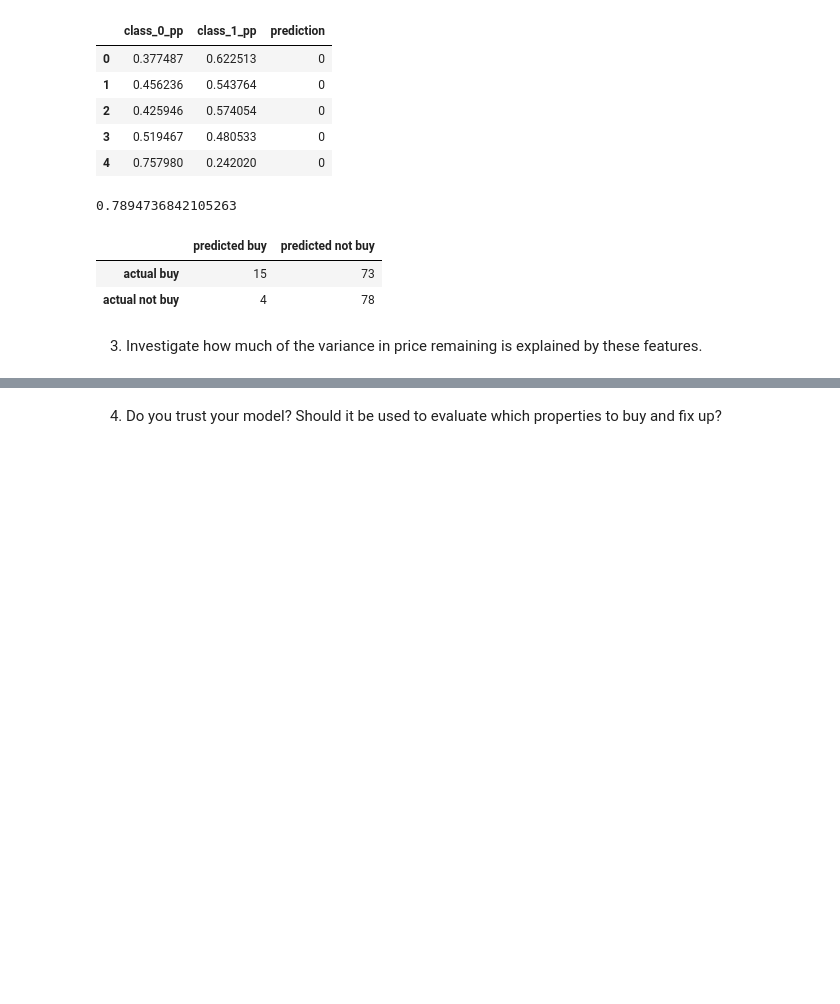
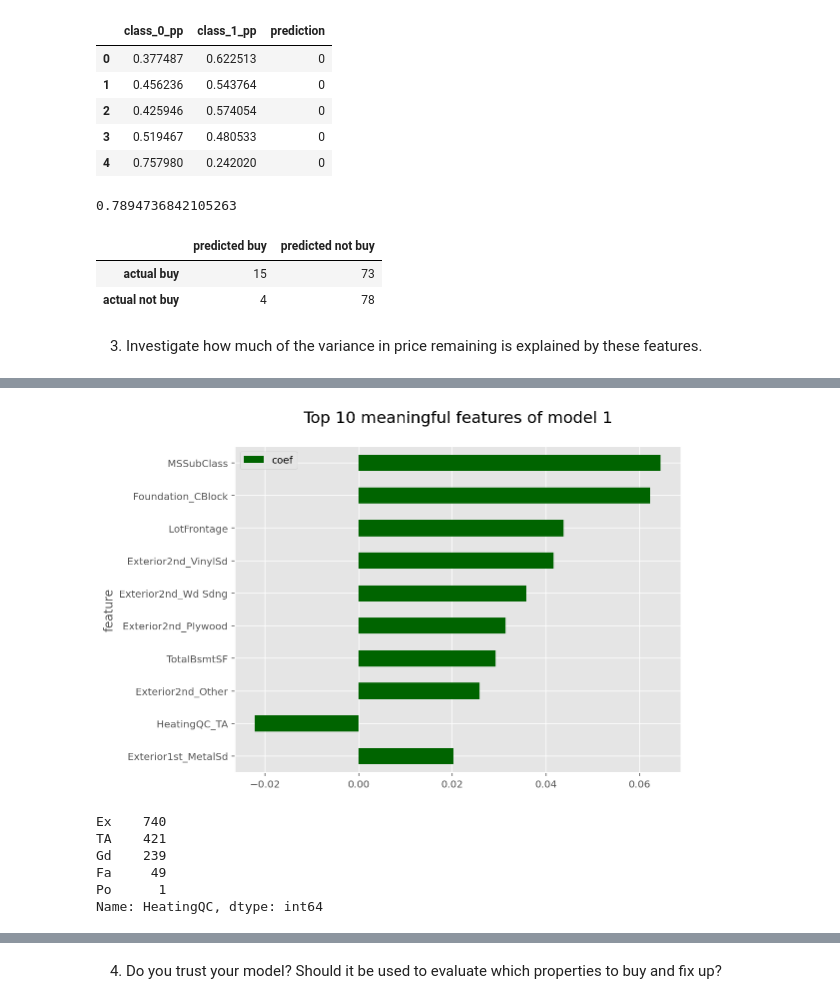
Before and after one commit to androi7/ds-mini-projects, a Jupyter notebook: House-Prices/House_Prices.ipynb, the cells around one changed output, grey strips where cells are left out. Cells and saved outputs as stored; diff of their text form; code cells hidden in the pictures; blank space fills up the shorter version.

```diff
--- a/House-Prices/House_Prices.ipynb
+++ b/House-Prices/House_Prices.ipynb
@@ -1795,0 +1836,18 @@ confusion
+# %%
+pd.DataFrame(list(zip(X_train.columns, model_ridge_cv.coef_)),
+             columns=['feature', 'coef'])\
+    .sort_values(by='coef', key=abs).tail(10) \
+    .plot(kind='barh', x='feature', y='coef', figsize=(8, 6), color='darkgreen')
+plt.title('Top 10 meaningful features of model 1\n', fontsize=16)
+plt.show()
+# %% [output]
+[figure, added]
+# %%
+house['HeatingQC'].value_counts()
+# %% [output]
+Ex    740
+TA    421
+Gd    239
+Fa     49
+Po      1
+Name: HeatingQC, dtype: int64
```
Also changed, not shown: parts of 22 cells of this notebook.
